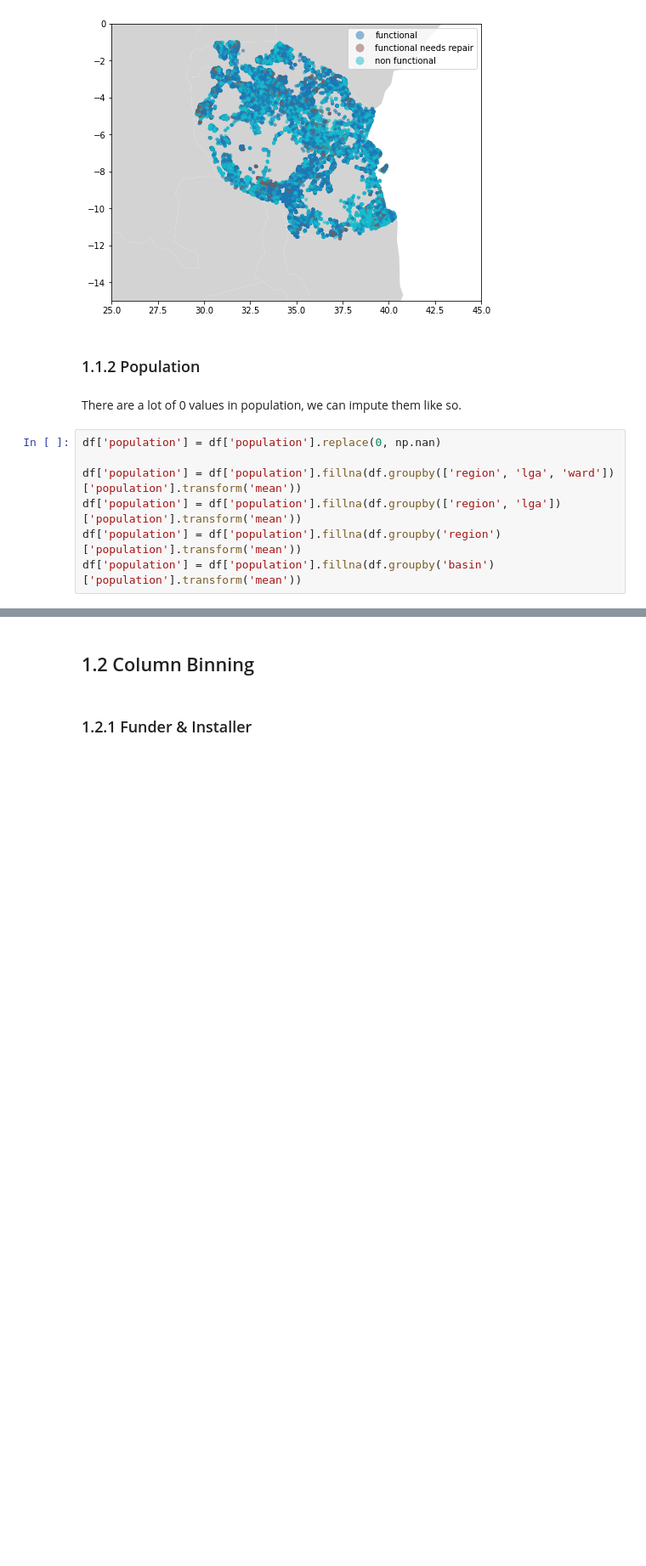
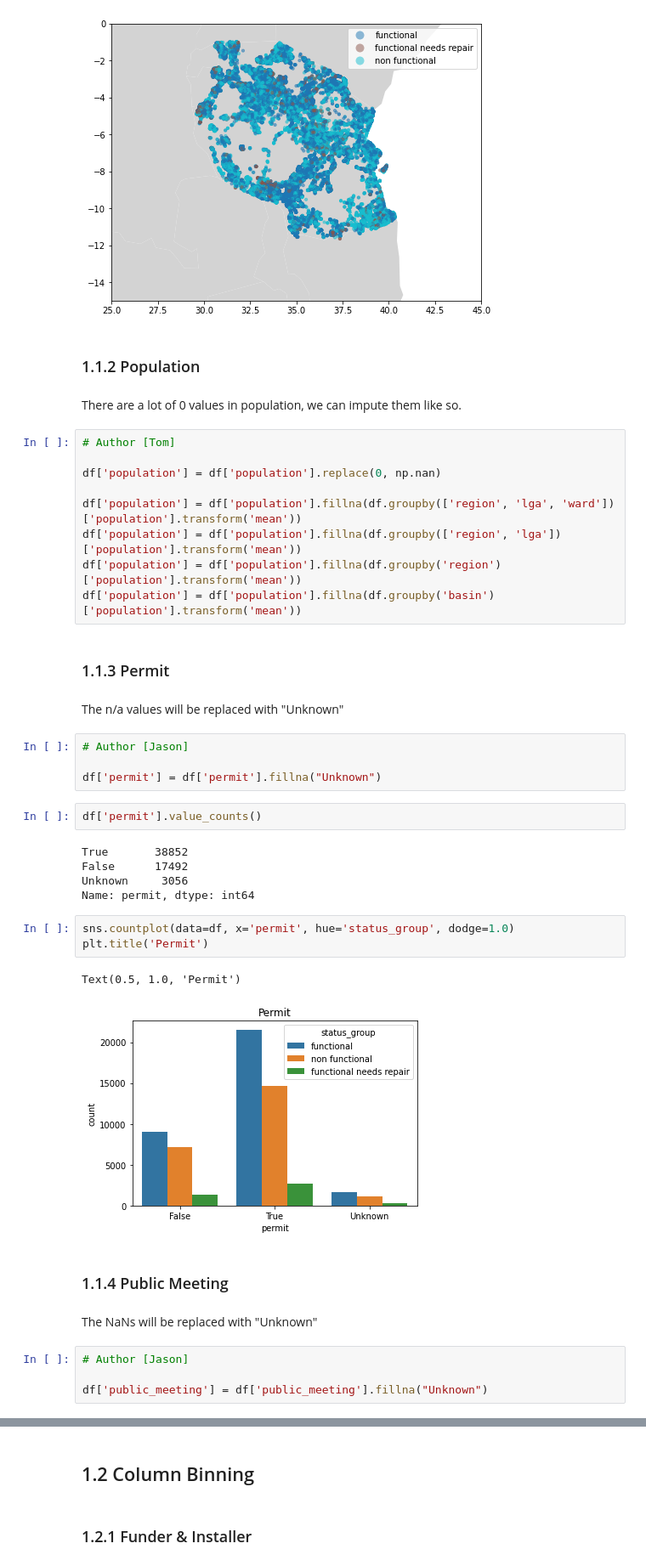
Before and after one commit to JasonErwin/dma-project, a Jupyter notebook: Data Wrangling & Pre-Processing.ipynb, the cells around one changed output, grey strips where cells are left out. Shown at 85% size. Cells and saved outputs as stored; diff of their text form; blank space fills up the shorter version.

```diff
--- a/Data Wrangling & Pre-Processing.ipynb
+++ b/Data Wrangling & Pre-Processing.ipynb
@@ -84,9 +86,40 @@ plt.show()
 # %% [markdown]
 There are a lot of 0 values in population, we can impute them like so.
 # %%
+# Author [Tom]
+
 df['population'] = df['population'].replace(0, np.nan)
 
 df['population'] = df['population'].fillna(df.groupby(['region', 'lga', 'ward'])['population'].transform('mean'))
 df['population'] = df['population'].fillna(df.groupby(['region', 'lga'])['population'].transform('mean'))
 df['population'] = df['population'].fillna(df.groupby('region')['population'].transform('mean'))
 df['population'] = df['population'].fillna(df.groupby('basin')['population'].transform('mean'))
+# %% [markdown]
+### 1.1.3 Permit
+# %% [markdown]
+The n/a values will be replaced with "Unknown"
+# %%
+# Author [Jason]
+
+df['permit'] = df['permit'].fillna("Unknown")
+# %%
+df['permit'].value_counts()
+# %% [output]
+True       38852
+False      17492
+Unknown     3056
+Name: permit, dtype: int64
+# %%
+sns.countplot(data=df, x='permit', hue='status_group', dodge=1.0)
+plt.title('Permit')
+# %% [output]
+Text(0.5, 1.0, 'Permit')
+[figure, added]
+# %% [markdown]
+### 1.1.4 Public Meeting
+# %% [markdown]
+The NaNs will be replaced with "Unknown"
+# %%
+# Author [Jason]
+
+df['public_meeting'] = df['public_meeting'].fillna("Unknown")
```
Also changed, not shown: parts of 20 cells of this notebook, 3 other files.
